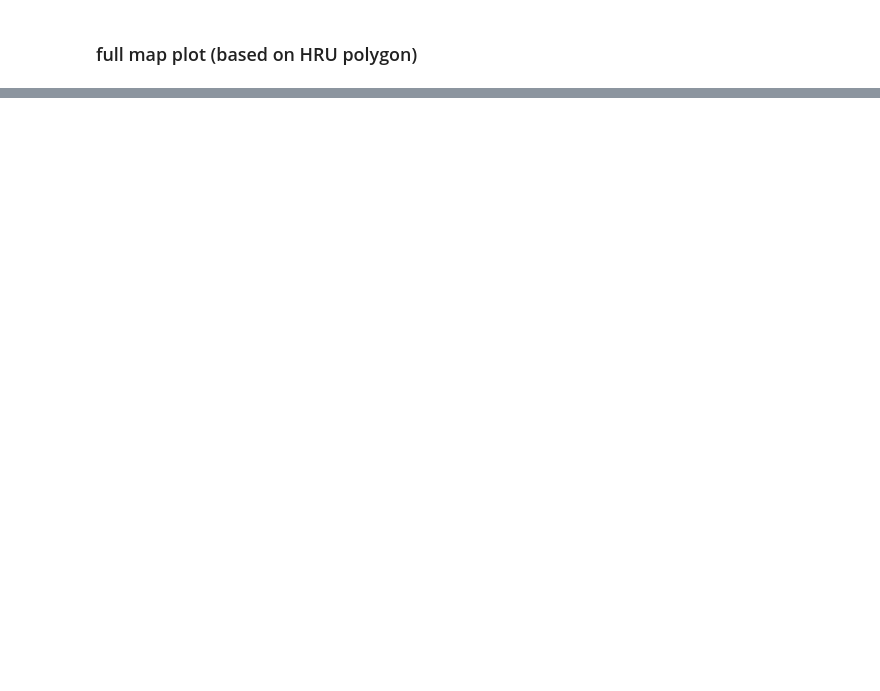
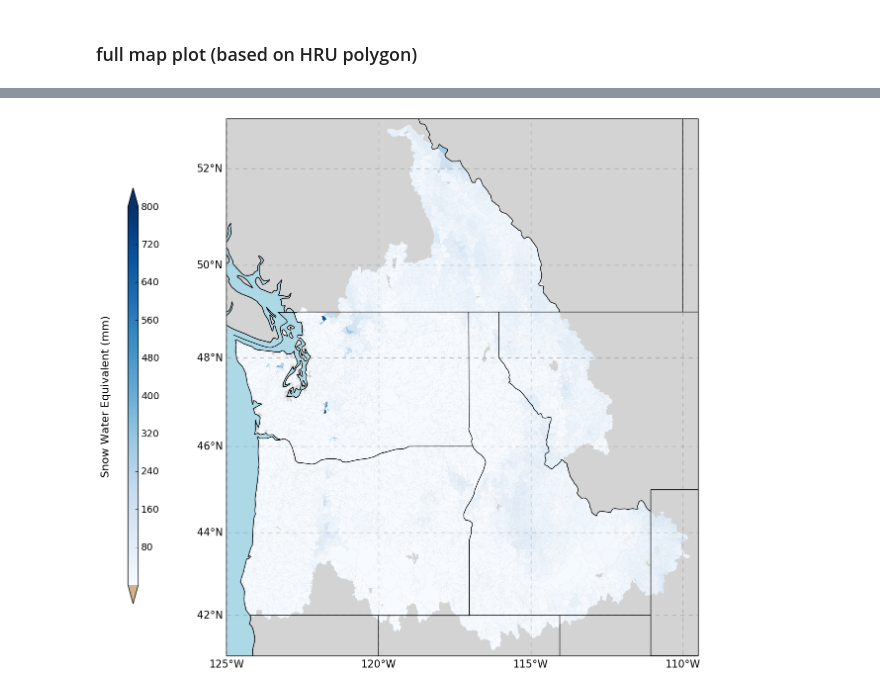
Before and after one commit to luckymichael/learnPython, a Jupyter notebook: plot_SUMMA_output.ipynb, the cells around one changed output, grey strips where cells are left out. Cells and saved outputs as stored; diff of their text form; code cells hidden in the pictures; blank space fills up the shorter version.

```diff
--- a/plot_SUMMA_output.ipynb
+++ b/plot_SUMMA_output.ipynb
@@ -527,0 +539,96 @@ Wall time: 129 ms
+# %%
+
+import cartopy.crs as ccrs
+import cartopy.feature as cfeature
+from cartopy.mpl.gridliner import LONGITUDE_FORMATTER, LATITUDE_FORMATTER
+
+def add_gridlines(ax ,labelsize=15):
+    gl=ax.gridlines(draw_labels=True,
+                    xlocs = [-100, -110, -115, -120, -125],
+                    ylocs = [40, 42, 44, 46, 48, 50, 52, 54],
+                    linewidth=1, color='gray', alpha=0.5, linestyle='--')
+
+    gl.xlabels_top = False
+    gl.ylabels_right = False
+    gl.xformatter = LONGITUDE_FORMATTER
+    gl.yformatter = LATITUDE_FORMATTER
+    gl.xlabel_style = {'size': labelsize}
+    gl.ylabel_style = {'size': labelsize}
+    return ax
+
+# see this how to change backgroud color: http://stackoverflow.com/questions/32200438/change-the-background-colour-of-a-projected-matplotlib-axis
+def add_map_features(ax, states_provinces=True, country_borders=True, land=True, ocean=True, lake=False):
+    if states_provinces==True:
+        states_provinces = cfeature.NaturalEarthFeature(
+                category='cultural',
+                name='admin_1_states_provinces_lines',
+                scale='50m',
+                facecolor='none')
+        ax.add_feature(states_provinces, edgecolor='black', zorder = 2) #linewidth = 2
+
+    if country_borders==True:
+        country_borders = cfeature.NaturalEarthFeature(
+                category='cultural',
+                name='admin_0_boundary_lines_land',
+                scale='50m',
+                facecolor='none')
+        ax.add_feature(country_borders, edgecolor='black', zorder = 2, linewidth = 1)
+
+    if land==True:
+        land = cfeature.NaturalEarthFeature(
+            category='physical',
+            name='land',
+            scale='50m',
+            facecolor='gray')
+        ax.add_feature(land,facecolor='lightgray', zorder = 0)
+
+    if ocean==True:
+        ocean = cfeature.NaturalEarthFeature(
+            category='physical',
+            name='ocean',
+            scale='50m',
+            facecolor='blue')
+        ax.add_feature(ocean,facecolor='lightblue', zorder = 1)
+
+    if lake==True:
+        rivers_lakes = cfeature.NaturalEarthFeature(
+            category='physical',
+            name='rivers_lake_centerlines',
+            scale='50m',
+            facecolor='none')
+        ax.add_feature(rivers_lakes,facecolor='lightblue', zorder = 2)
+
+    return ax
+
+vmin=0.01
+vmax=800.0
+swe_cmap=plt.get_cmap('Blues')
+swe_cmap.set_under(color='tan')
+
+norm = mpl.colors.Normalize(vmin=vmin,vmax=vmax)
+
+
+# define projection
+crs = ccrs.Mercator(central_longitude=-120, min_latitude=40, max_latitude=53, globe=None)
+hrushp.to_crs(crs=crs.proj4_params,inplace=True)  # this step is very important! otherwise, the shapefile will not plot correctly in the figure
+
+# start plotting
+fig = plt.figure(figsize=(14,14))
+ax  = plt.axes(projection=crs)
+## define the coordinate limits
+ax.set_extent([-125.01, -109.5, 41, 53], ccrs.Geodetic())
+## add grid line
+ax = add_gridlines(ax)
+## add base map features
+ax = add_map_features(ax)
+## plot hru
+sp = SummaPlot(ds_all)
+sp.plot2d_map(var_name, hrushp, cmap=swe_cmap, ax=ax, val_range=[0,9999],idx_other=11)
+#hrushp.plot(ax=ax, linewidth=0.0, alpha=1.0, zorder=999)
+#gdf_basin.plot(ax=ax, linewidth=0.0, alpha=1.0, zorder=999)
+
+cbar_ax_abs = fig.add_axes([0.03, 0.2, 0.015, 0.6])
+cbar_ax_abs.tick_params(labelsize=14)
+cbar_abs = mpl.colorbar.ColorbarBase(cbar_ax_abs, cmap=swe_cmap, norm=norm, extend='both').set_label(label='Snow Water Equivalent (mm)', size=16, labelpad=-85)
+# %% [output]
+[figure, added]
```
Also changed, not shown: parts of 10 cells of this notebook, 1 other file.
